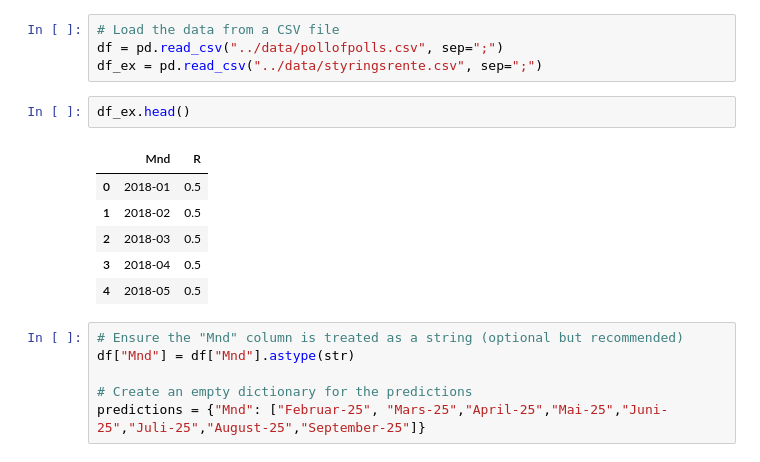
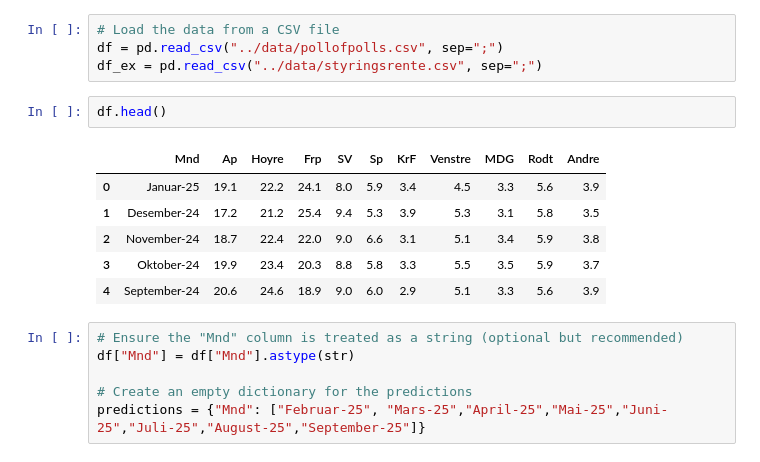
Before and after one commit to jensmorten/onesixtynine, a Jupyter notebook: models/simple_var-exog.ipynb, the cells around one changed output. Saved outputs shown, nothing was run; the diff lists cells and outputs as text.

```diff
--- a/models/simple_var-exog.ipynb
+++ b/models/simple_var-exog.ipynb
@@ -13,14 +13,14 @@ from statsmodels.tsa.api import VAR
 df = pd.read_csv("../data/pollofpolls.csv", sep=";")
 df_ex = pd.read_csv("../data/styringsrente.csv", sep=";")
 # %%
-df_ex.head()
+df.head()
 # %% [output]
-|  | Mnd | R |
-| 0 | 2018-01 | 0.5 |
-| 1 | 2018-02 | 0.5 |
-| 2 | 2018-03 | 0.5 |
-| 3 | 2018-04 | 0.5 |
-| 4 | 2018-05 | 0.5 |
+|  | Mnd | Ap | Hoyre | Frp | SV | Sp | KrF | Venstre | MDG | Rodt | Andre |
+| 0 | Januar-25 | 19.1 | 22.2 | 24.1 | 8.0 | 5.9 | 3.4 | 4.5 | 3.3 | 5.6 | 3.9 |
+| 1 | Desember-24 | 17.2 | 21.2 | 25.4 | 9.4 | 5.3 | 3.9 | 5.3 | 3.1 | 5.8 | 3.5 |
+| 2 | November-24 | 18.7 | 22.4 | 22.0 | 9.0 | 6.6 | 3.1 | 5.1 | 3.4 | 5.9 | 3.8 |
+| 3 | Oktober-24 | 19.9 | 23.4 | 20.3 | 8.8 | 5.8 | 3.3 | 5.5 | 3.5 | 5.9 | 3.7 |
+| 4 | September-24 | 20.6 | 24.6 | 18.9 | 9.0 | 6.0 | 2.9 | 5.1 | 3.3 | 5.6 | 3.9 |
 # %%
 # Ensure the "Mnd" column is treated as a string (optional but recommended)
 df["Mnd"] = df["Mnd"].astype(str)
```
Also changed, not shown: parts of 1 cell of this notebook, 3 other files.
